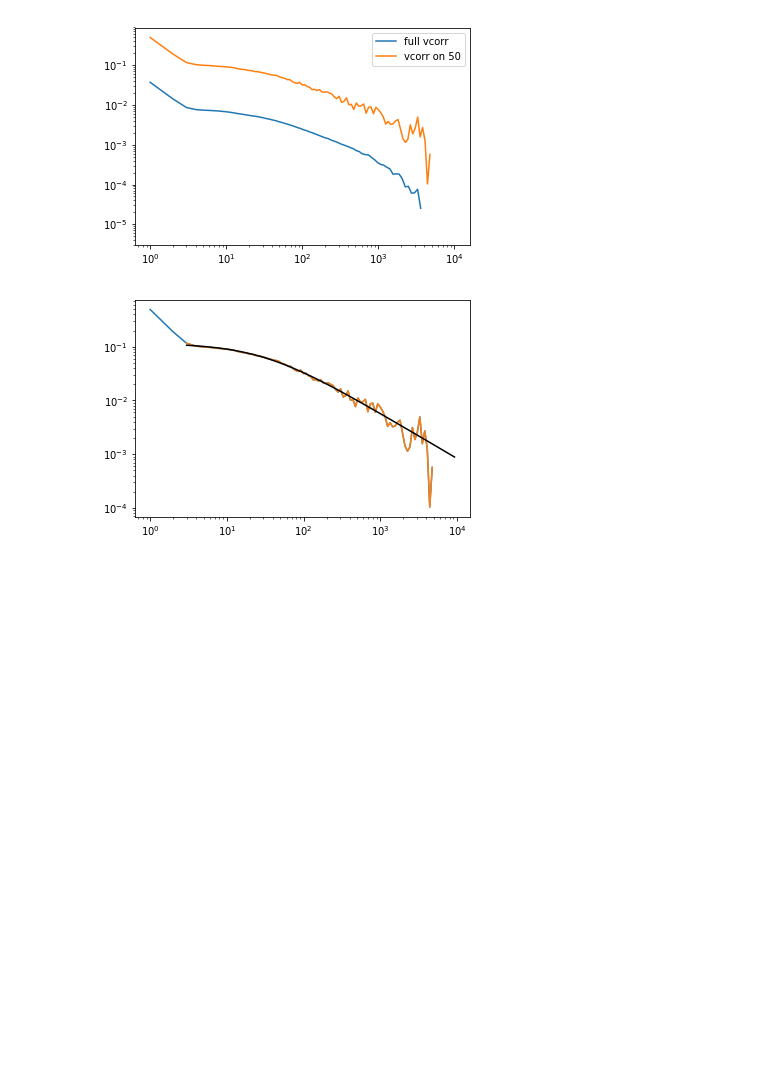
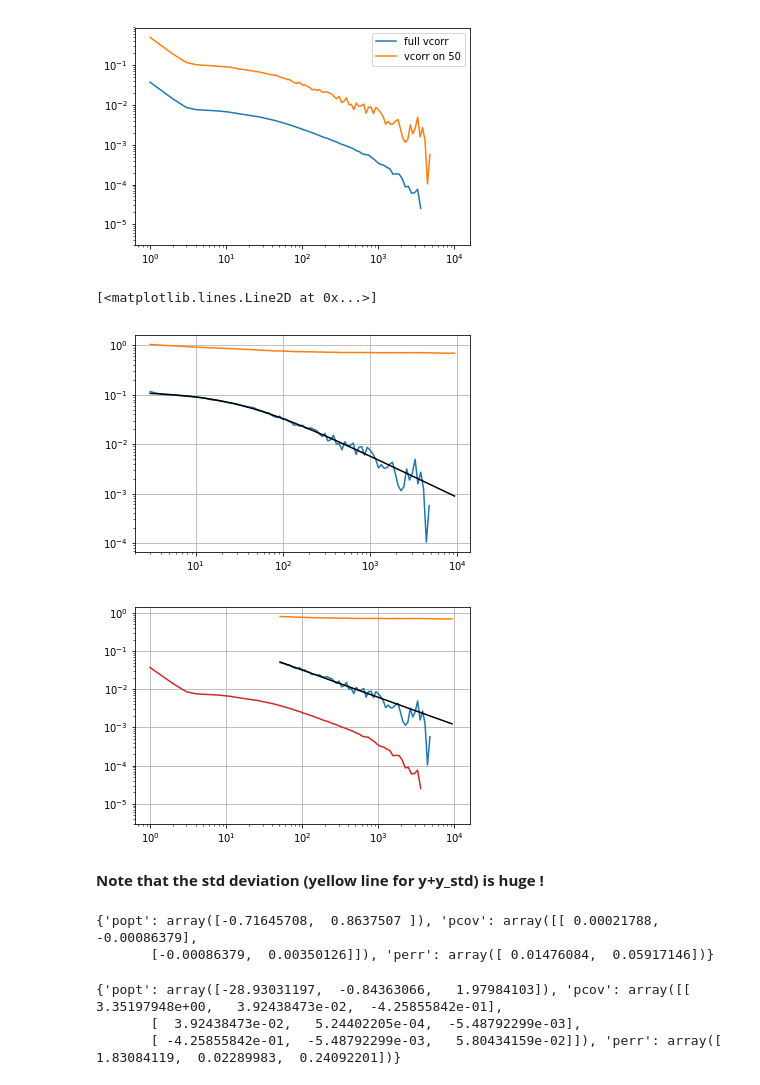
Before and after one commit to shrokmel/streaming, a Jupyter notebook: fitting_vacf.ipynb, the cells around one changed output. Saved outputs shown, nothing was run; the diff lists cells and outputs as text; code cells hidden in the pictures; blank space fills up the shorter version.

```diff
--- a/fitting_vacf.ipynb
+++ b/fitting_vacf.ipynb
@@ -30,16 +30,42 @@ plt.legend()
 <matplotlib.legend.Legend at 0x...>
 [figure]
 # %%
-plaw = lambda x, x0,a,b: b*(x-x0)**a
+plaw = {'fitfun':lambda x, x0,a,b: b*(x-x0)**a,'p0': (-1,-.8,1e-2)}
+plaw_noshift = {'fitfun':lambda x,a,b: b*(x)**a,'p0': (-.8,1e-2)}
 
-def plot_fit(x,y):
-    popt, pcov = curve_fit(plaw, x, y,p0=(-1,-.8,1e-2))    # This works better in Jureca for some reason.
-    yopt = plaw(x, *popt)
+def plot_fit(x,y,fitfun,p0):
+    popt, pcov = curve_fit(fitfun, x, y,p0=p0)    # This works better in Jureca for some reason.
+    yopt = fitfun(x, *popt)
     plt.loglog(x,y)
     plt.loglog(x, yopt, c='k')
     perr = np.sqrt(np.diag(pcov))
+    plt.grid(1)
+    return {'popt':popt,'pcov':pcov,'perr':perr}
-# %%
-plt.plot(x,y)
-plot_fit(x[2:],y[2:])
-# %% [output]
-[figure, removed]
+# %%
+# plt.plot(x,y)
+popt1 = plot_fit(x[2:],y[2:],**plaw)
+plt.plot(x[2:],y[2:]+ye[2:])
+plt.plot(x[2:],y[2:]-ye[2:])
+plt.figure()
+shift = 30
+popt2 = plot_fit(x[shift:],y[shift:],**plaw_noshift)
+plt.plot(x[shift:],y[shift:]+ye[shift:])
+plt.plot(x[shift:],y[shift:]-ye[shift:])
+plt.plot(x1,y1)
+# %% [output]
+[<matplotlib.lines.Line2D at 0x...>]
+[figure, added]
+[figure, added]
+# %% [markdown]
+**Note that the std deviation (yellow line for y+y_std) is huge !**
+# %%
+print(popt2)
+# %% [output]
+{'popt': array([-0.71645708,  0.8637507 ]), 'pcov': array([[ 0.00021788, -0.00086379],
+       [-0.00086379,  0.00350126]]), 'perr': array([ 0.01476084,  0.05917146])}
+# %%
+print(popt1)
+# %% [output]
+{'popt': array([-28.93031197,  -0.84363066,   1.97984103]), 'pcov': array([[  3.35197948e+00,   3.92438473e-02,  -4.25855842e-01],
+       [  3.92438473e-02,   5.24402205e-04,  -5.48792299e-03],
+       [ -4.25855842e-01,  -5.48792299e-03,   5.80434159e-02]]), 'perr': array([ 1.83084119,  0.02289983,  0.24092201])}
```
